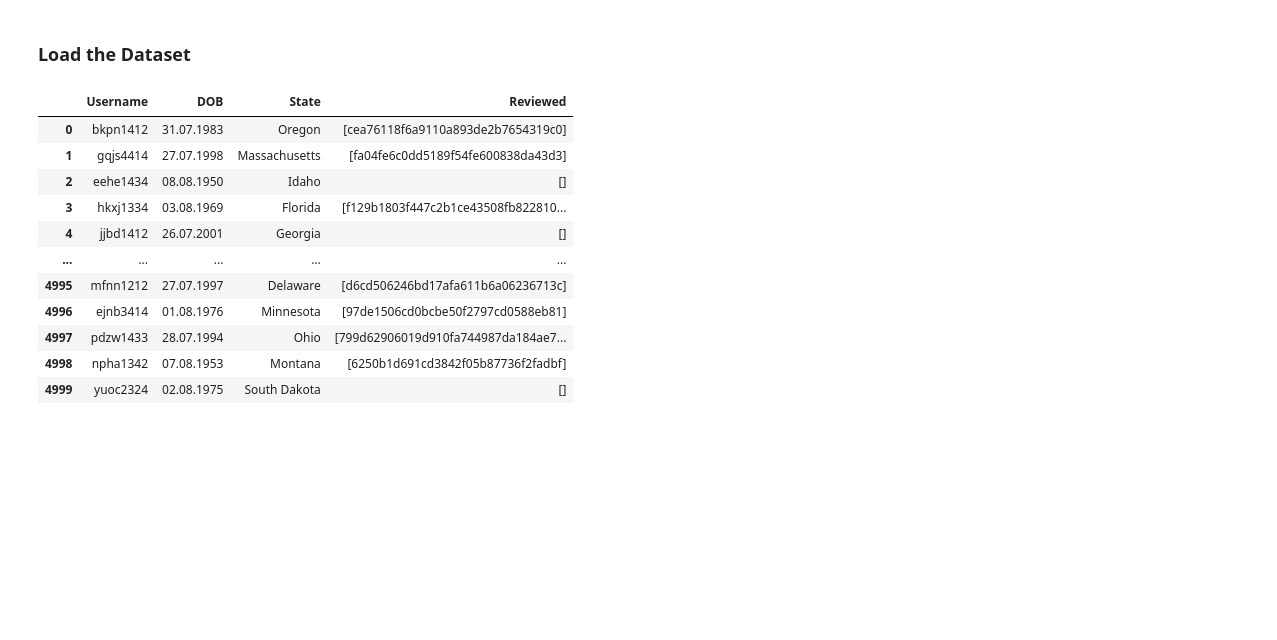
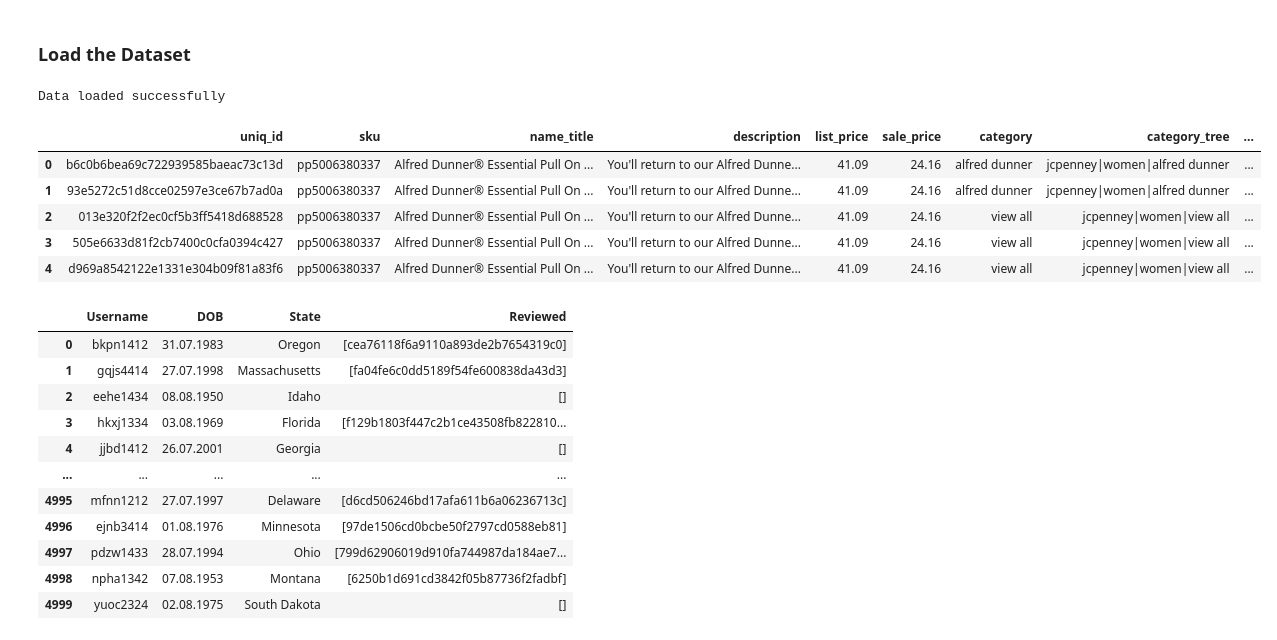
Before and after one commit to Malki9/3601763_BD2, a Jupyter notebook: 3601763_BD2.ipynb, the cells around one changed output. Cells and saved outputs as stored; diff of their text form; code cells hidden in the pictures; blank space fills up the shorter version.

```diff
--- a/3601763_BD2.ipynb
+++ b/3601763_BD2.ipynb
@@ -129,3 +126,40 @@ jcpenney_reviewers = pd.read_json('/content/jcpenney_reviewers.json', lines=True
+# %%
+import json
+import pandas as pd
+
+# More robust loading for jcpenney_products.json
+# We read the file and try to parse it line-by-line manually to avoid 'Trailing data' errors
+products_list = []
+with open('/content/jcpenney_products.json', 'r') as f:
+    for line in f:
+        line = line.strip()
+        if line:
+            try:
+                products_list.append(json.loads(line))
+            except json.JSONDecodeError:
+                # If a single line fails, it might be the start/end of a standard array
+                continue
+
+if not products_list:
+    # If line-by-line failed, try reading the whole file as one array
+    with open('/content/jcpenney_products.json', 'r') as f:
+        jcpenney_products = pd.DataFrame(json.load(f))
+else:
+    jcpenney_products = pd.DataFrame(products_list)
+
+# Load reviewers (usually works fine with lines=True)
+jcpenney_reviewers = pd.read_json('/content/jcpenney_reviewers.json', lines=True)
+
+print('Data loaded successfully')
+display(jcpenney_products.head())
+# %% [output]
+Data loaded successfully
+|  | uniq_id | sku | name_title | description | list_price | sale_price | category | category_tree | ... |
+| 0 | b6c0b6bea69c722939585baeac73c13d | pp5006380337 | Alfred Dunner® Essential Pull On ... | You'll return to our Alfred Dunne... | 41.09 | 24.16 | alfred dunner | jcpenney|women|alfred dunner | ... |
+| 1 | 93e5272c51d8cce02597e3ce67b7ad0a | pp5006380337 | Alfred Dunner® Essential Pull On ... | You'll return to our Alfred Dunne... | 41.09 | 24.16 | alfred dunner | jcpenney|women|alfred dunner | ... |
+| 2 | 013e320f2f2ec0cf5b3ff5418d688528 | pp5006380337 | Alfred Dunner® Essential Pull On ... | You'll return to our Alfred Dunne... | 41.09 | 24.16 | view all | jcpenney|women|view all | ... |
+| 3 | 505e6633d81f2cb7400c0cfa0394c427 | pp5006380337 | Alfred Dunner® Essential Pull On ... | You'll return to our Alfred Dunne... | 41.09 | 24.16 | view all | jcpenney|women|view all | ... |
+| 4 | d969a8542122e1331e304b09f81a83f6 | pp5006380337 | Alfred Dunner® Essential Pull On ... | You'll return to our Alfred Dunne... | 41.09 | 24.16 | view all | jcpenney|women|view all | ... |
 # %%
 jcpenney_reviewers
 # %% [output]
```
Also changed, not shown: parts of 11 cells of this notebook.
